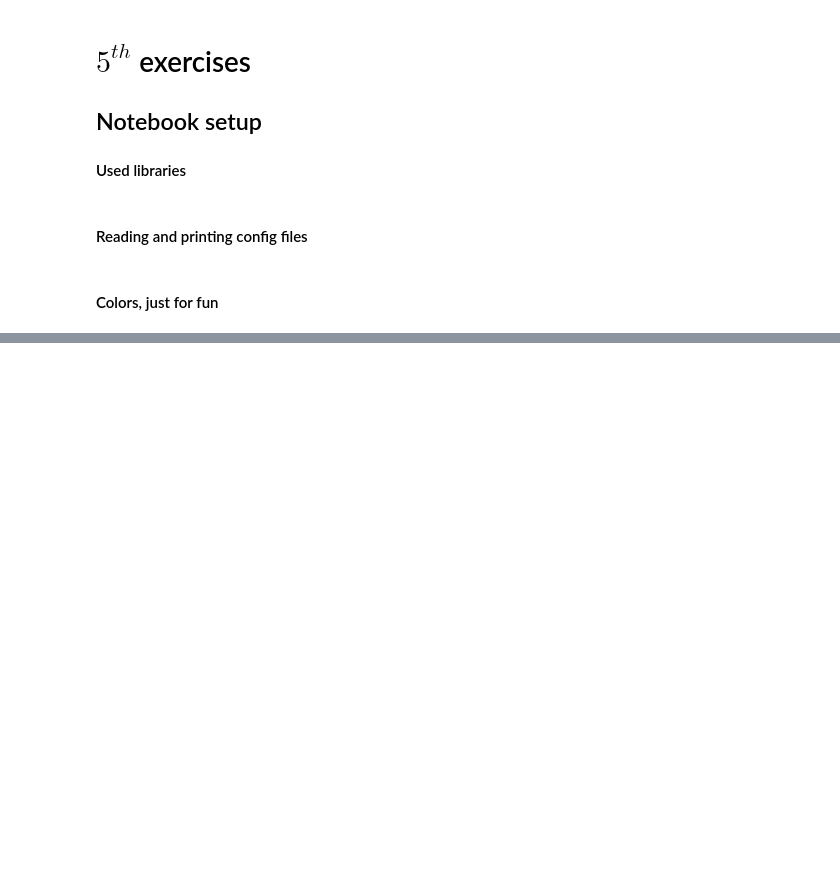
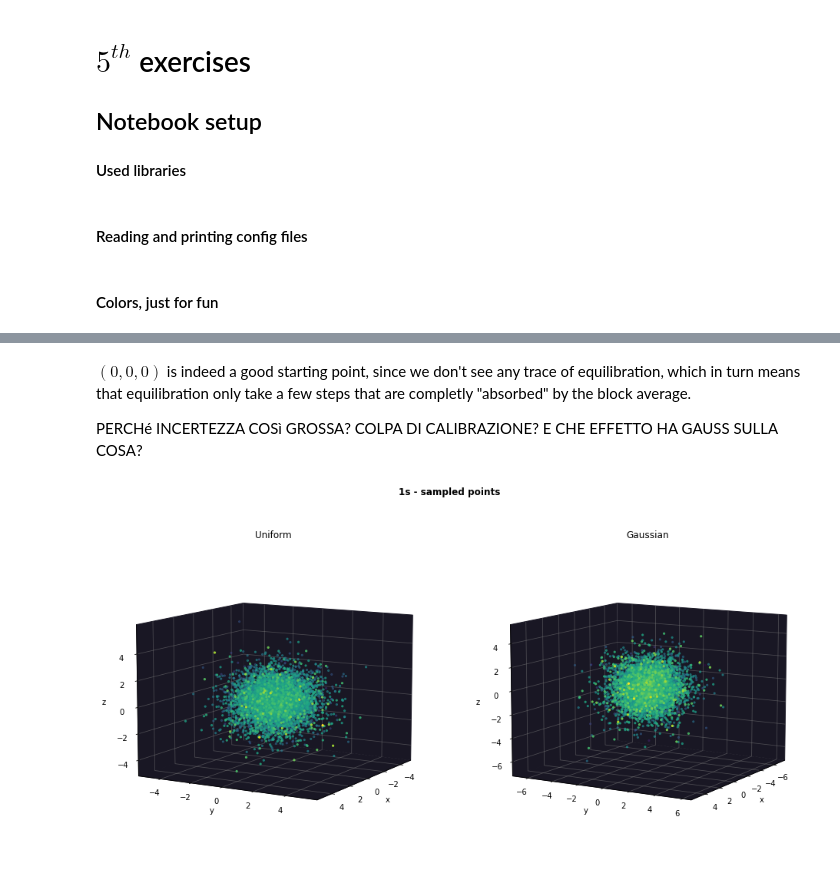
Before and after one commit to ormfav/LsnDavideVallenzasca, a Jupyter notebook: 05/051.ipynb, the cells around one changed output, grey strips where cells are left out. Cells and saved outputs as stored; diff of their text form; code cells hidden in the pictures; blank space fills up the shorter version.

```diff
--- a/05/051.ipynb
+++ b/05/051.ipynb
@@ -86,0 +154,53 @@ plt.show()
+# %% [markdown]
+$(0,0,0)$ is indeed a good starting point, since we don't see any trace of equilibration, which in turn means that equilibration only take a few steps that are completly "absorbed" by the block average.
+
+PERCHé INCERTEZZA COSì GROSSA? COLPA DI CALIBRAZIONE? E CHE EFFETTO HA GAUSS SULLA COSA?
+# %%
+fig=plt.figure(figsize=(16, 8))
+plt.suptitle('1s - sampled points', weight='bold')
+theta_d=10
+phi_d=30
+theta_r=radians(theta_d)
+phi_r=radians(phi_d)
+
+# 1s uniform
+ax = fig.add_subplot(1, 2, 1, projection='3d')
+plt.title("Uniform")
+
+data = np.genfromtxt("out/051-points_100_unif.csv", delimiter=",", skip_header=0)
+
+X=data[:,0]
+Y=data[:,1]
+Z=data[:,2]
+
+ax.scatter(X, Y, Z, c=X*cos(theta_r)*cos(phi_r) +Y*cos(theta_r)*sin(phi_r) +Z*sin(theta_r),marker='.')
+ax.set_xlabel('x')
+ax.set_ylabel('y')
+ax.set_zlabel('z')
+ax.view_init(theta_d, phi_d)
+plt.rcParams['grid.color'] = (0.5, 0.5, 0.5, 0.5)
+ax.w_xaxis.set_pane_color(rgb(stb)+(1,))
+ax.w_yaxis.set_pane_color(rgb(stb)+(1,))
+ax.w_zaxis.set_pane_color(rgb(stb)+(1,))
+
+# 1s gauss
+ax = fig.add_subplot(1, 2, 2, projection='3d')
+plt.title("Gaussian")
+
+data = np.genfromtxt("out/051-points_100_gaus.csv", delimiter=",", skip_header=0)
+
+X=data[:,0]
+Y=data[:,1]
+Z=data[:,2]
+
+ax.scatter(X, Y, Z, c=X*cos(theta_r)*cos(phi_r) +Y*cos(theta_r)*sin(phi_r) +Z*sin(theta_r),marker='.')
+ax.set_xlabel('x')
+ax.set_ylabel('y')
+ax.set_zlabel('z')
+ax.view_init(theta_d, phi_d)
+plt.rcParams['grid.color'] = (0.5, 0.5, 0.5, 0.5)
+ax.w_xaxis.set_pane_color(rgb(stb)+(1,))
+ax.w_yaxis.set_pane_color(rgb(stb)+(1,))
+ax.w_zaxis.set_pane_color(rgb(stb)+(1,))
+# %% [output]
+[figure, added]
```
Also changed, not shown: parts of 19 cells of this notebook, 30 other files.
